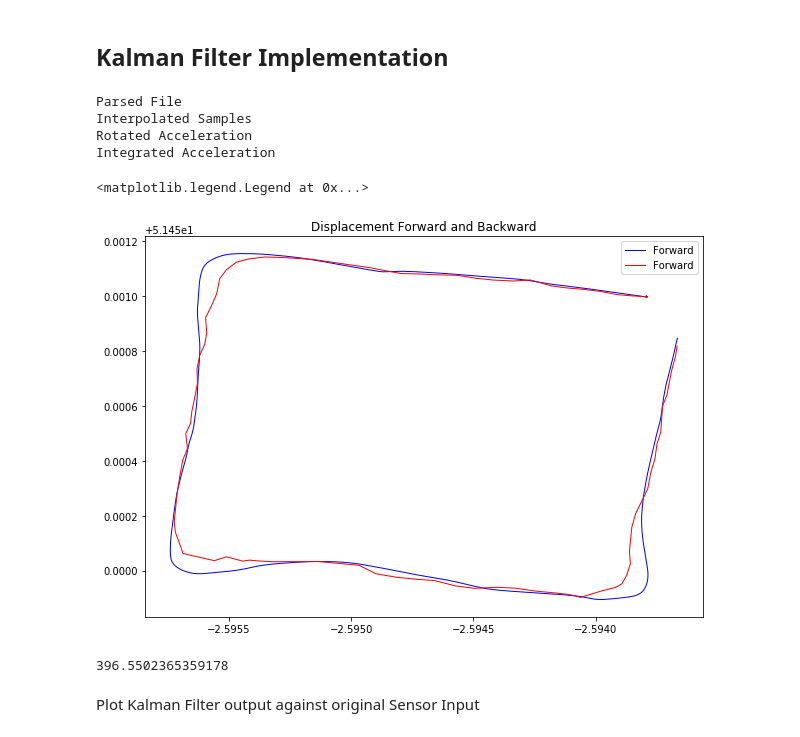
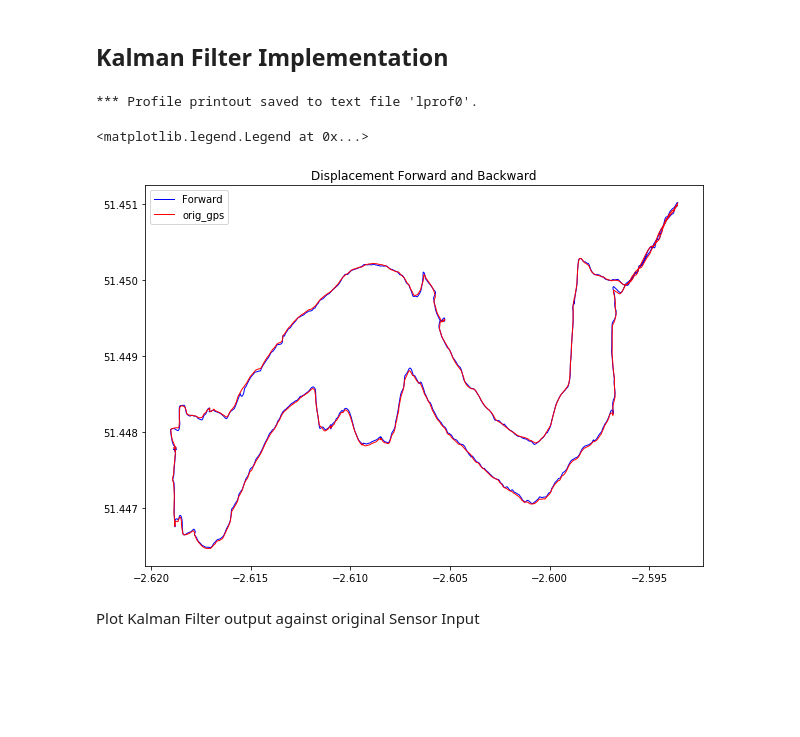
Before and after one commit to harrywaugh/ActivityTrackingWithSensorFusion, a Jupyter notebook: KalmanFilterTesting.ipynb, the cells around one changed output. Saved outputs shown, nothing was run; the diff lists cells and outputs as text; code cells hidden in the pictures; blank space fills up the shorter version.

Commit message:
Cleaned up Kalman filter

```diff
--- a/KalmanFilterTesting.ipynb
+++ b/KalmanFilterTesting.ipynb
@@ -15,7 +15,7 @@ The line_profiler extension is already loaded. To reload it, use:
 # %% [markdown]
 ## Plot each variable on a graph
 # %%
-data = Data_Stream("data5.csv")
+data = Data_Stream("data8.csv")
 print(data.acc_DRC.shape)
 data.plot()
 # %% [output]
@@ -28,37 +28,30 @@ Integrated Acceleration
 # %% [markdown]
 ## Kalman Filter Implementation
 # %%
-
-data = Data_Stream("data5.csv", load_truth=False)
 # %lprun -f compute_kalman(data)
 # compute_kalman(data, reverse=True)
 
-compute_kalman(data)
-compute_kalman(data, True)
-# %lprun -T lprof0 -f compute_kalman compute_kalman(data)
+# compute_kalman(data)
+# compute_kalman(data, True)
+%lprun -T lprof0 -f compute_kalman compute_kalman(data)
 # %cat lprof0
 
 
 
 plt.figure(figsize=(10, 7))
 ax=plt.subplot(111)
 # plt.plot(data.ground_truth.latlngs[:, 0], data.ground_truth.latlngs[:, 1], 'g-', lw=1, label='GPS')
 plt.plot(data.kal_latlng[:, 1], data.kal_latlng[:, 2], 'b-', lw=1, label='Forward')
-plt.plot(data.gps_latlng[:, 1], data.gps_latlng[:, 2], 'r-', lw=1, label='Forward')
+plt.plot(data.gps_latlng[:, 1], data.gps_latlng[:, 2], 'r-', lw=1, label='orig_gps')
 # plt.plot(data.kal_dis_reverse[:, 1], data.kal_dis_reverse[:, 2], 'b-', lw=1, label='Backward')
 plt.title("Displacement Forward and Backward")
 ax.legend()
 # %% [output]
-Parsed File
-Interpolated Samples
-Rotated Acceleration
-Integrated Acceleration
+*** Profile printout saved to text file 'lprof0'.
 <matplotlib.legend.Legend at 0x...>
-[figure, old version]
+[figure, new version]
 # %%
 1/np.mean(np.diff(data.acc_DRC[:, 0], axis=0, prepend=0.0))
-# %% [output]
-396.5502365359178
 # %% [markdown]
 Plot Kalman Filter output against original Sensor Input
 # %% [markdown]
```
Also changed, not shown: parts of 2 cells of this notebook, 3 other files.
